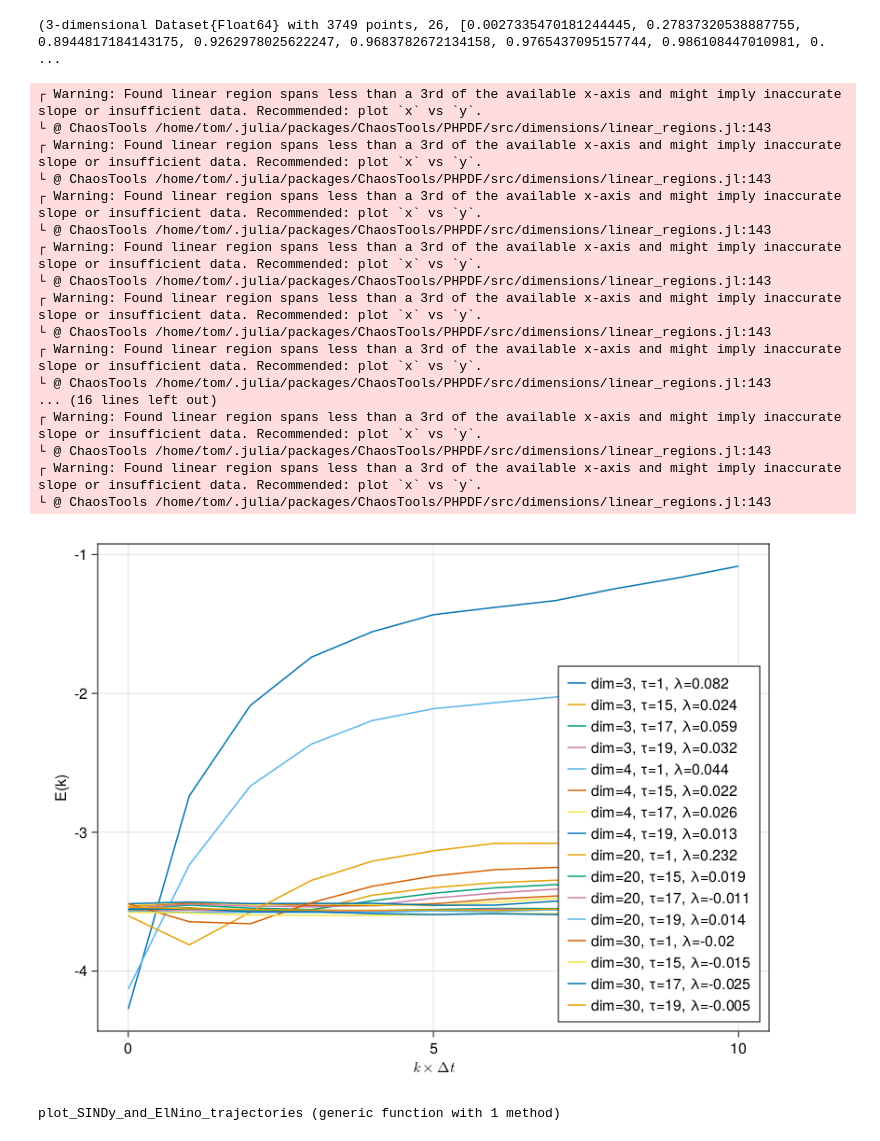
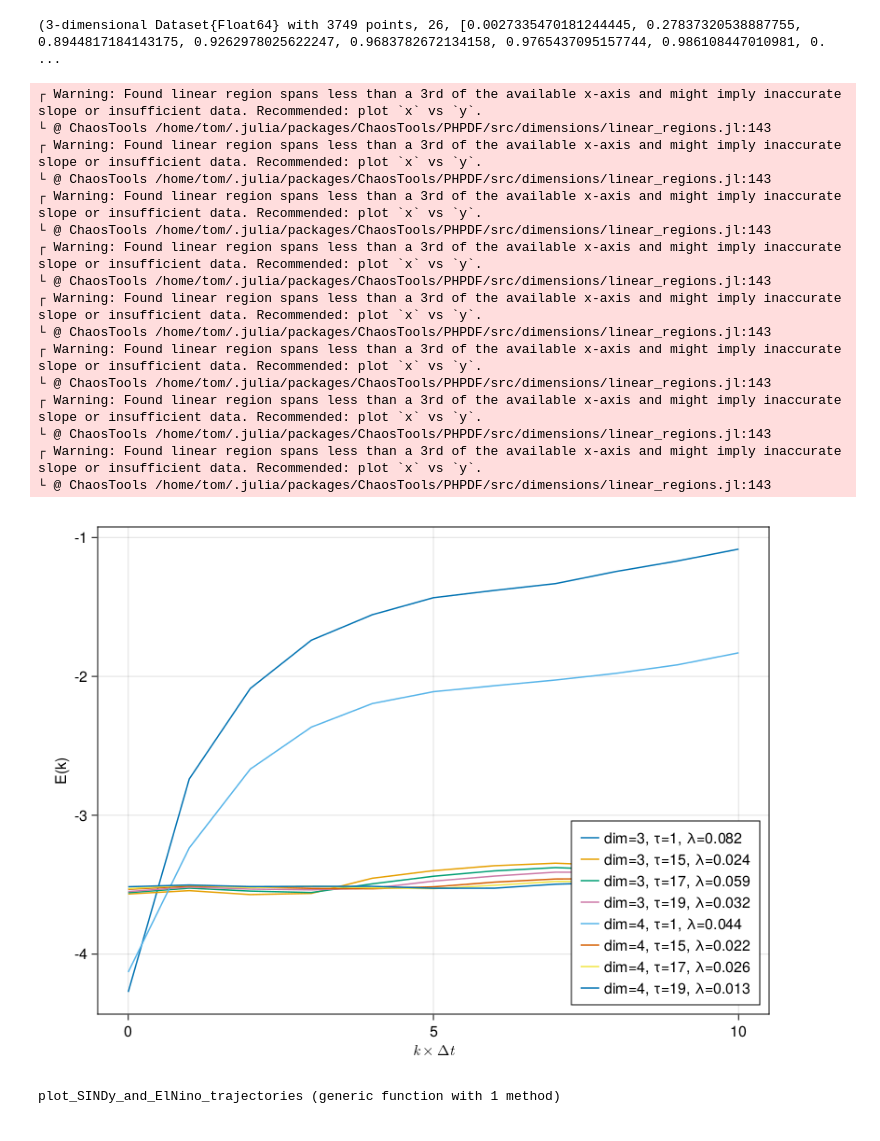
Before and after one commit to TobiasGerwald/MMLDS_project, a Jupyter notebook: src/SINDy_El_Nino.ipynb, the cells around one changed output. Drawn from its saved outputs; the diff is of its cells as text; code cells hidden in the pictures.

```diff
--- a/src/SINDy_El_Nino.ipynb
+++ b/src/SINDy_El_Nino.ipynb
@@ -141,39 +141,38 @@ k_values = 0:10:100  # Integer timesteps k * Δt
 fig = CairoMakie.Figure(figsize = (500, 500))
 ax = CairoMakie.Axis(fig[1, 1], xlabel = L"k \times Δt", ylabel="E(k)")
 
-for dim in [3, 4, 20,30], τ in [1, 15, 17, 19]  # Try different embedding dimensions and time delays
+for dim in [3, 4], τ in [1, 15, 17, 19]  # Try different embedding dimensions and time delays
     data_embedded = embed(s, dim, τ)
     E = lyapunov_from_data(data_embedded, k_values)  # Returns [E(k) for k ∈ k_values]
     λ = linear_region(k_values .* Δt, E)[2]          # Returns the slope of the linear region, i.e. the Lyapunov exponent
     lines!(
         ax,
         k_values .* Δt,
         E,
         label = "dim=$(dim), τ=$(τ), λ=$(round(λ, digits = 3))",
     )
 end
 
 axislegend(ax, position = :rb)
 fig
 # %% [output]
 ┌ Warning: Found linear region spans less than a 3rd of the available x-axis and might imply inaccurate slope or insufficient data. Recommended: plot `x` vs `y`.
 └ @ ChaosTools /home/tom/.julia/packages/ChaosTools/PHPDF/src/dimensions/linear_regions.jl:143
 ┌ Warning: Found linear region spans less than a 3rd of the available x-axis and might imply inaccurate slope or insufficient data. Recommended: plot `x` vs `y`.
 └ @ ChaosTools /home/tom/.julia/packages/ChaosTools/PHPDF/src/dimensions/linear_regions.jl:143
 ┌ Warning: Found linear region spans less than a 3rd of the available x-axis and might imply inaccurate slope or insufficient data. Recommended: plot `x` vs `y`.
 └ @ ChaosTools /home/tom/.julia/packages/ChaosTools/PHPDF/src/dimensions/linear_regions.jl:143
 ┌ Warning: Found linear region spans less than a 3rd of the available x-axis and might imply inaccurate slope or insufficient data. Recommended: plot `x` vs `y`.
 └ @ ChaosTools /home/tom/.julia/packages/ChaosTools/PHPDF/src/dimensions/linear_regions.jl:143
 ┌ Warning: Found linear region spans less than a 3rd of the available x-axis and might imply inaccurate slope or insufficient data. Recommended: plot `x` vs `y`.
 └ @ ChaosTools /home/tom/.julia/packages/ChaosTools/PHPDF/src/dimensions/linear_regions.jl:143
 ┌ Warning: Found linear region spans less than a 3rd of the available x-axis and might imply inaccurate slope or insufficient data. Recommended: plot `x` vs `y`.
 └ @ ChaosTools /home/tom/.julia/packages/ChaosTools/PHPDF/src/dimensions/linear_regions.jl:143
-... (16 lines left out)
 ┌ Warning: Found linear region spans less than a 3rd of the available x-axis and might imply inaccurate slope or insufficient data. Recommended: plot `x` vs `y`.
 └ @ ChaosTools /home/tom/.julia/packages/ChaosTools/PHPDF/src/dimensions/linear_regions.jl:143
 ┌ Warning: Found linear region spans less than a 3rd of the available x-axis and might imply inaccurate slope or insufficient data. Recommended: plot `x` vs `y`.
 └ @ ChaosTools /home/tom/.julia/packages/ChaosTools/PHPDF/src/dimensions/linear_regions.jl:143
-[figure, old version]
+[figure, new version]
 # %%
 function plot_SINDy_and_ElNino_trajectories(savePath, X_vector, sindy_sol)
     n, s = size(sindy_sol)
```
